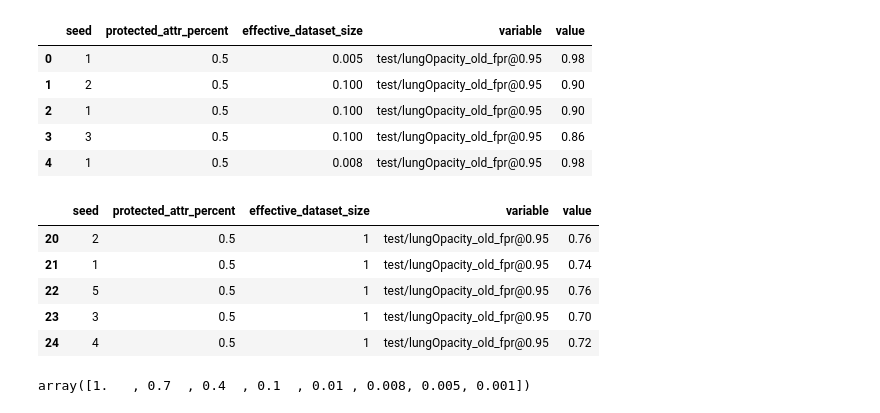
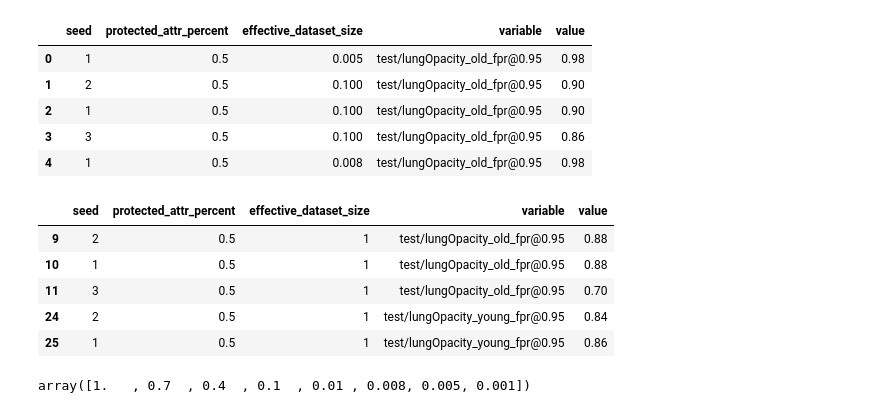
Before and after one commit to JohannesGetzner/fair-uad-with-dp, a Jupyter notebook: src/logs_persist/2023-09-16 11:14:45-FAE-rsna-age-bs512-dss-DP/custom_plot.ipynb, the cells around one changed output. Saved outputs shown, nothing was run; the diff lists cells and outputs as text; code cells hidden in the pictures.

```diff
--- a/src/logs_persist/2023-09-16 11:14:45-FAE-rsna-age-bs512-dss-DP/custom_plot.ipynb
+++ b/src/logs_persist/2023-09-16 11:14:45-FAE-rsna-age-bs512-dss-DP/custom_plot.ipynb
@@ -49,20 +49,19 @@ df.head()
 | 4 | 1 | 0.5 | 0.008 | test/lungOpacity_old_fpr@0.95 | 0.98 |
 # %%
 # load effective_dataset_size 1 from other experiment
-# TODO: WRONG
-df_1 = load_csvs_into_df('../2023-09-02 22:38:35-FAE-rsna-age-bs32-noDP')
+df_1 = load_csvs_into_df('../2023-10-07 21:31:36-FAE-rsna-age-bs512-DP-FINAL')
 df_1 = df_1[['seed',*metrics_unwrapped,'protected_attr_percent']]
 df_1['effective_dataset_size'] = 1
 df_1 = pd.melt(df_1, id_vars=['seed','protected_attr_percent','effective_dataset_size'])
 df_1 = df_1[df_1.protected_attr_percent.isin(df.protected_attr_percent.unique())]
 df_1.head()
 # %% [output]
 |  | seed | protected_attr_percent | effective_dataset_size | variable | value |
-| 20 | 2 | 0.5 | 1 | test/lungOpacity_old_fpr@0.95 | 0.76 |
-| 21 | 1 | 0.5 | 1 | test/lungOpacity_old_fpr@0.95 | 0.74 |
-| 22 | 5 | 0.5 | 1 | test/lungOpacity_old_fpr@0.95 | 0.76 |
-| 23 | 3 | 0.5 | 1 | test/lungOpacity_old_fpr@0.95 | 0.70 |
-| 24 | 4 | 0.5 | 1 | test/lungOpacity_old_fpr@0.95 | 0.72 |
+| 9 | 2 | 0.5 | 1 | test/lungOpacity_old_fpr@0.95 | 0.88 |
+| 10 | 1 | 0.5 | 1 | test/lungOpacity_old_fpr@0.95 | 0.88 |
+| 11 | 3 | 0.5 | 1 | test/lungOpacity_old_fpr@0.95 | 0.70 |
+| 24 | 2 | 0.5 | 1 | test/lungOpacity_young_fpr@0.95 | 0.84 |
+| 25 | 1 | 0.5 | 1 | test/lungOpacity_young_fpr@0.95 | 0.86 |
 # %%
 df = pd.concat([df,df_1])
 df = df.sort_values(by=['protected_attr_percent','effective_dataset_size',"variable"], ascending=False)
```
Also changed, not shown: parts of 1 cell of this notebook, 1 other file.
